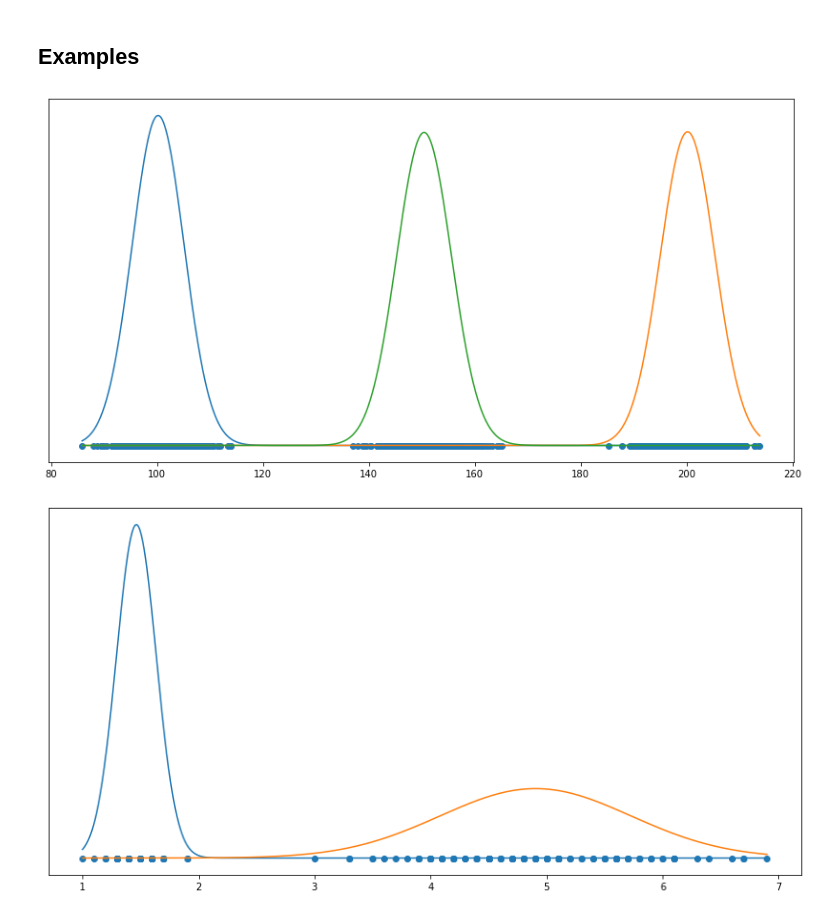
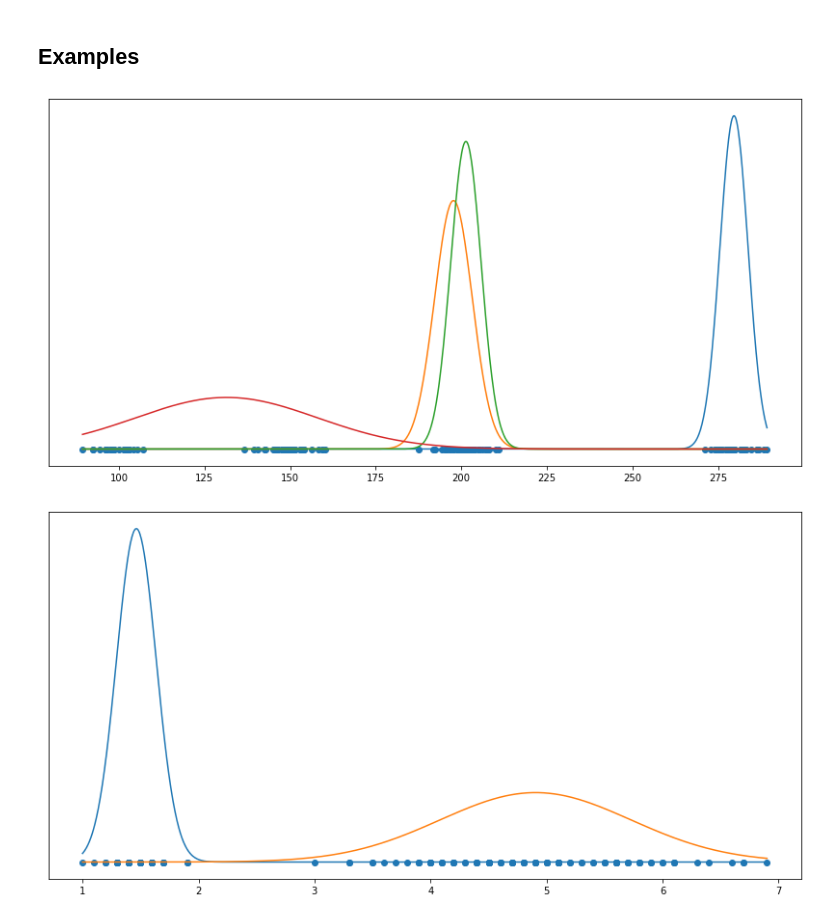
Before and after one commit to larsaars/machine_learning_tests, a Jupyter notebook: assignment_6_1/em.ipynb, the cells around one changed output. Drawn from its saved outputs; the diff is of its cells as text; code cells hidden in the pictures.

```diff
--- a/assignment_6_1/em.ipynb
+++ b/assignment_6_1/em.ipynb
@@ -53,20 +54,27 @@ def plt_with_gaussians(data, mean, variance):
 - Gaussian distribution function
 - Expectation Maximazation Algorithm
 - Akaike Information Criterion
+# %%
+# very small number if division by zero
+epsilon = 1e-18
 # %%
-def gaussian(x, mu, sig):
+def gaussian(x, mu, sig, warn=False):
     '''
     returns the likelihood of a point in a one dimensional gaussian with zero division protection
 
-    x x value(s)
-    mu mean of the gaussian
-    sig variance of the gaussian
+    x X value(s)
+    mu Mean of the gaussian
+    sig Variance of the gaussian
+    warn If should log warnings
     '''
     # if sigma is near zero, replace
-    if np.isclose(sig, 0):
-        sig = 1e-4
+    if sig == 0:
+        sig = epsilon
 
-    return (1 / np.sqrt(2 * np.pi * sig)) * np.exp(-((x - mu) ** 2) / (2 * sig))
+        if warn:
+            warnings.warn('sigma == 0 in gaussian(), distribution probably got "zeroed out"')
+
+    return (1. / np.sqrt(2 * np.pi * sig)) * np.exp(-((x - mu) ** 2) / (2 * sig))
 # %%
 def any_nan(*xs):
     '''
@@ -185,7 +193,7 @@ def em(data, k=1, n=1, check_convergence=False, init='kmeans', outliers=0):
         prior, mean, variance = init['pi'], init['mu'], init['sig']
     else:
         prior = np.full(k, 1 / k)  # assume priors (mixing coefficents) are equal
-        variance = np.random.uniform(low=np.absolute(min_data / 2), high=np.absolute(max_data/2), size=k)
+        variance = np.random.uniform(low=np.absolute(min_data / 2.), high=np.absolute(max_data / 2.), size=k)
 
         if init == 'random':
             # init randomly between min and max points of data
@@ -236,7 +244,7 @@ def em(data, k=1, n=1, check_convergence=False, init='kmeans', outliers=0):
             if m == len(unique) or unique[m] != m:
                 unique.insert(m, -1)
                 # insert small epsilon so that prior is not zero (division by zero)
-                counts.insert(m, 1e-6)
+                counts.insert(m, epsilon)
 
 
         # update mixing coefficents
@@ -270,8 +278,8 @@ def em(data, k=1, n=1, check_convergence=False, init='kmeans', outliers=0):
                 # calculate 1d mahalanobis distance for distribution j (selection)
                 std = selection.std()
                 # donnot divide by zero
-                if np.isclose(std, 0):
-                    std = 1e-4
+                if std == 0:
+                    std = epsilon
 
                 dist_m = np.abs(selection - selection.mean()) / std
                 # everthing over explicit threshold theta will be removed from selection
@@ -339,16 +347,17 @@ def sample(pi, mu, std, n):
 ## Examples
 # %%
 # generate n points from a mixture of fived normal distributions
-n = 1000
-mu = [100, 150, 200]
-std = 5 * np.ones(len(mu))
-pi = np.ones(len(mu))/ len(mu)
-sample_x = sample(pi, mu, std, n)
+def gen_sample_x(n=150):
+    mu = [100, 150, 200, 280]
+    std = 5 * np.ones(len(mu))
+    pi = np.ones(len(mu))/ len(mu)
+    return sample(pi, mu, std, n)
 
-priors, mu, sig = em(sample_x, 3, 10)
+sample_x = gen_sample_x()
+priors, mu, sig = em(sample_x, 4, 10)
 plt_with_gaussians(sample_x, mu, sig)
 # %% [output]
-[figure, old version]
+[figure, new version]
 # %%
 # load petal lengths of iris flowers
 iris_x = load_iris()
```
Also changed, not shown: parts of 5 cells of this notebook, 6 other files.
